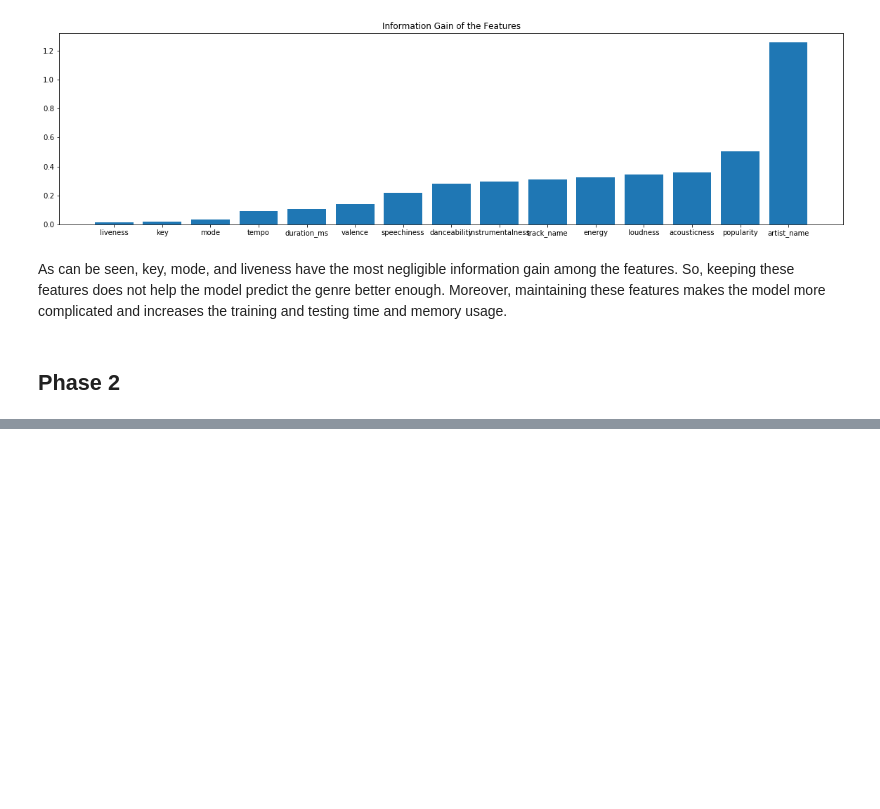
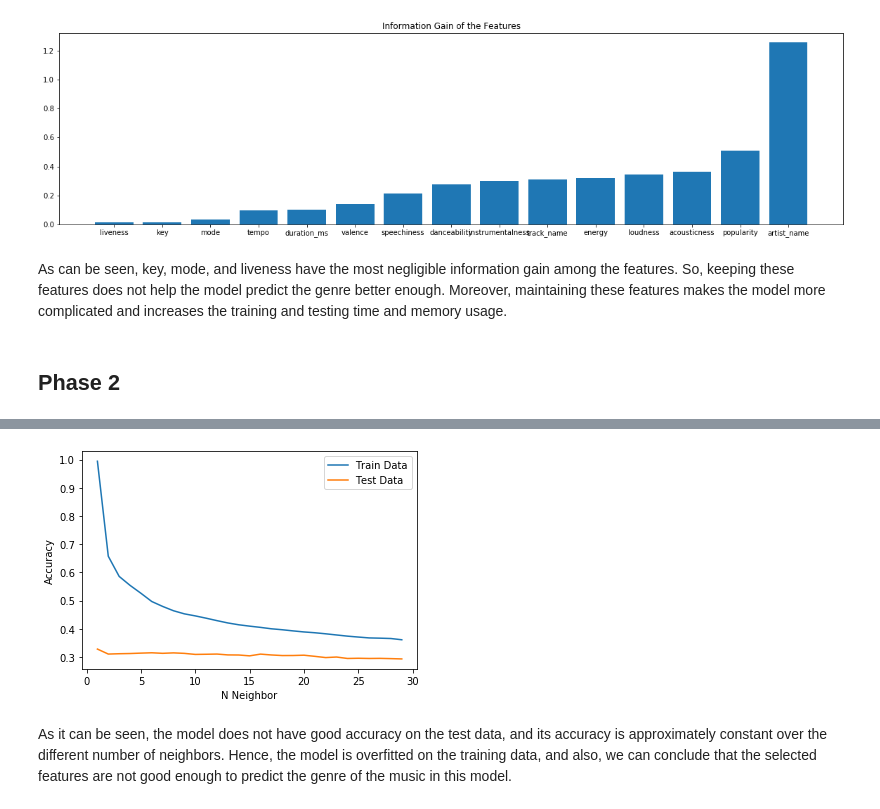
Before and after one commit to daniyalmaroufi/AI_Course, a Jupyter notebook: CA4/CA4.ipynb, the cells around one changed output, grey strips where cells are left out. Cells and saved outputs as stored; diff of their text form; code cells hidden in the pictures; blank space fills up the shorter version.

Commit message:
CA4 added KNN plot

```diff
--- a/CA4/CA4.ipynb
+++ b/CA4/CA4.ipynb
@@ -293,11 +288,11 @@ In statistics, the K-Nearest-Neighbors algorithm (KNN) is a non-parametric class
 # %%
 test_acc={}
 train_acc={}
-for i in range(1,20):
+for i in range(1,30):
     knn=KNeighborsClassifier(n_neighbors=i)
     knn.fit(x_train,y_train)
+    y_pred_train=knn.predict(x_train)
+    train_acc[i]=metrics.accuracy_score(y_train,y_pred_train)
     y_pred_test=knn.predict(x_test)
-    y_pred_train=knn.predict(x_train)
     test_acc[i]=metrics.accuracy_score(y_test,y_pred_test)
-    train_acc[i]=metrics.accuracy_score(y_train,y_pred_train)
     print('KNN',i,'train accuracy:',train_acc[i],'test accuracy:',test_acc[i])
@@ -323,0 +320,11 @@ KNN 19 train accuracy: 0.3951061217330293 test accuracy: 0.30603297088740794
+# %%
+plt.plot(list(train_acc.keys()),list(train_acc.values()),label='Train Data')
+plt.plot(list(test_acc.keys()),list(test_acc.values()),label='Test Data')
+plt.legend()
+plt.xlabel('N Neighbor')
+plt.ylabel('Accuracy')
+plt.show()
+# %% [output]
+[figure, added]
+# %% [markdown]
+As it can be seen, the model does not have good accuracy on the test data, and its accuracy is approximately constant over the different number of neighbors. Hence, the model is overfitted on the training data, and also, we can conclude that the selected features are not good enough to predict the genre of the music in this model.
```
Also changed, not shown: parts of 10 cells of this notebook.
